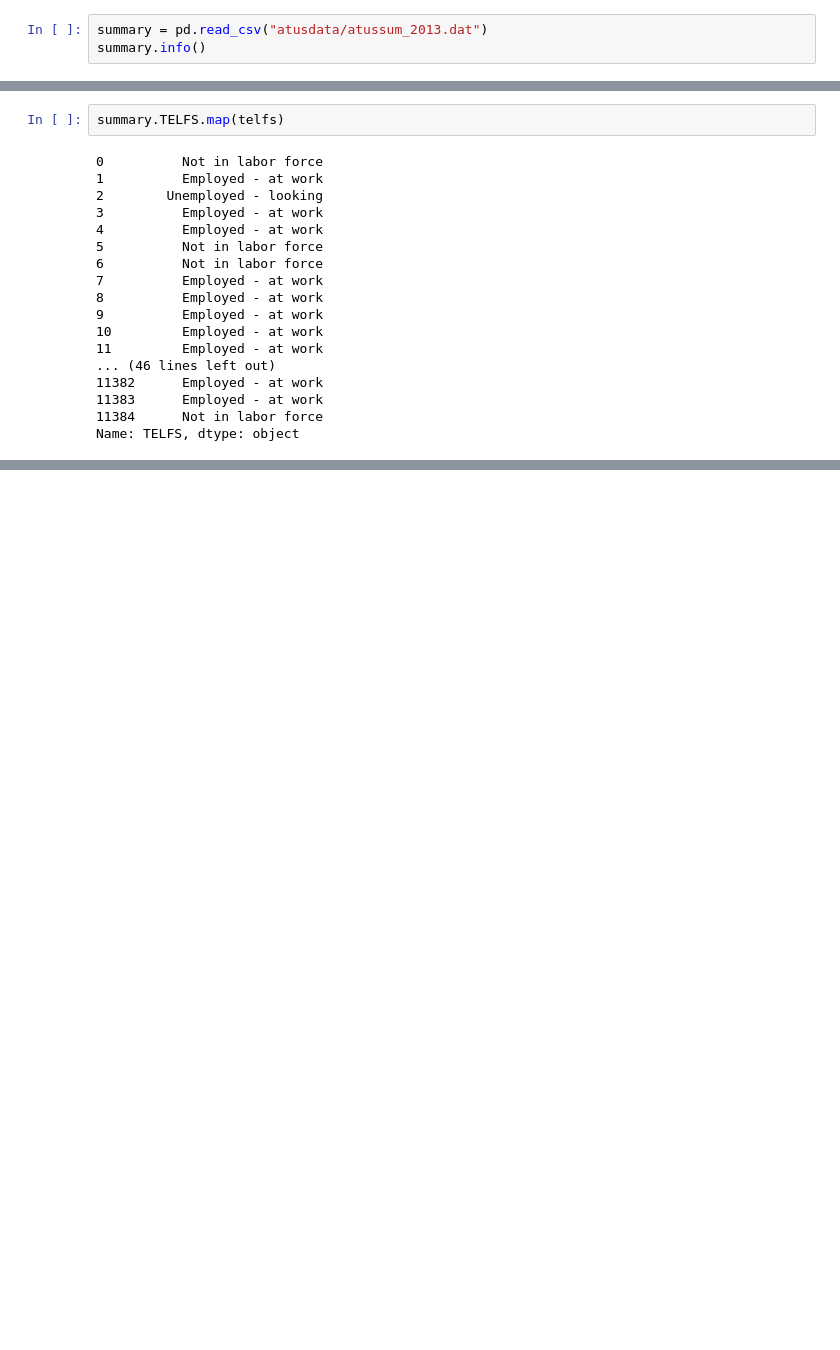
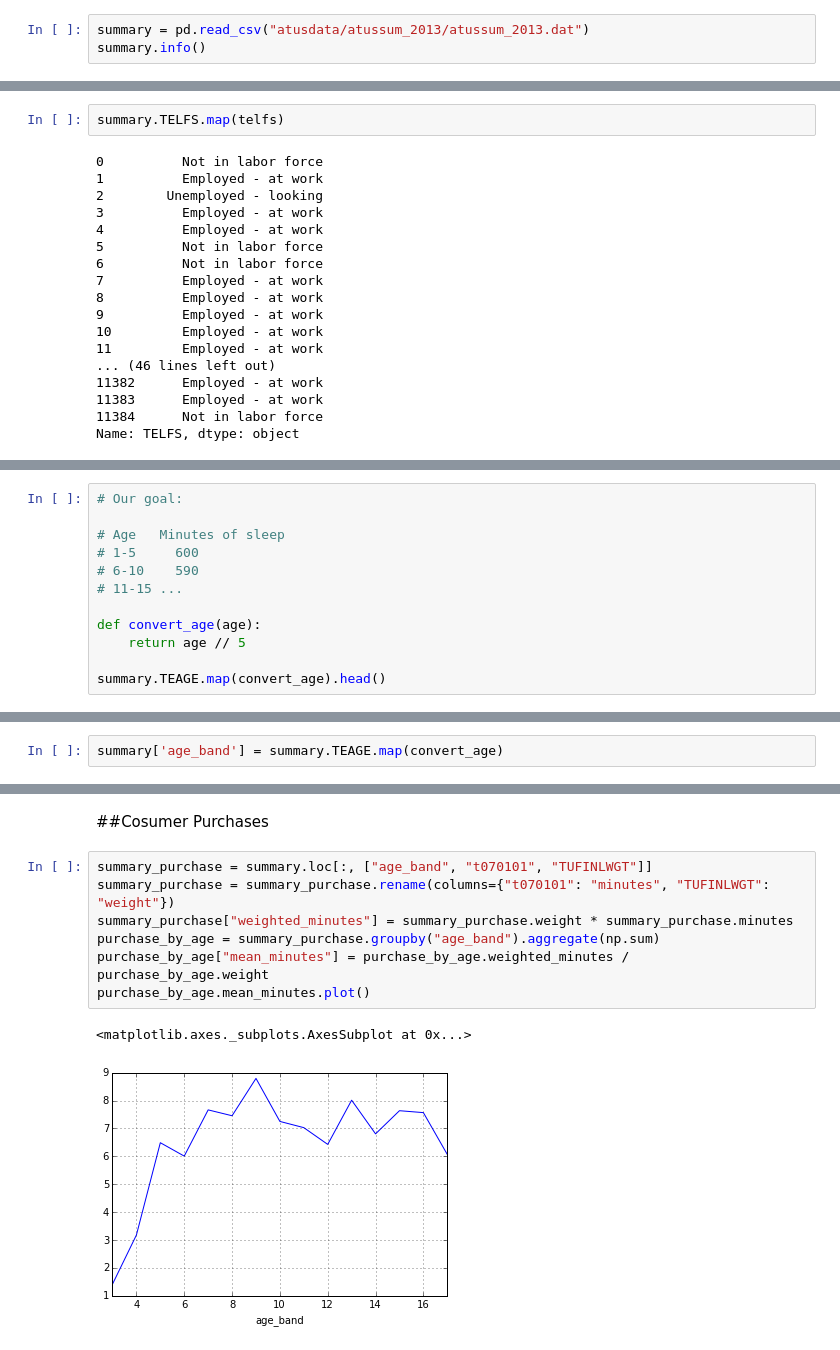
Before and after one commit to tiyd-python-2015-05/atus-analysis, a Jupyter notebook: Starting Point.ipynb, the cells around one changed output, grey strips where cells are left out. Saved outputs shown, nothing was run; the diff lists cells and outputs as text; blank space fills up the shorter version.

```diff
--- a/Starting Point.ipynb
+++ b/Starting Point.ipynb
@@ -6,7 +6,7 @@ import matplotlib.pyplot as plt
 # %%
 %matplotlib inline
 # %%
-summary = pd.read_csv("atusdata/atussum_2013.dat")
+summary = pd.read_csv("atusdata/atussum_2013/atussum_2013.dat")
 summary.info()
 # %% [output]
 <class 'pandas.core.frame.DataFrame'>
@@ -281,0 +254,12 @@ Name: TELFS, dtype: object
+# %%
+# Our goal:
+
+# Age   Minutes of sleep
+# 1-5     600
+# 6-10    590
+# 11-15 ...
+
+def convert_age(age):
+    return age // 5
+
+summary.TEAGE.map(convert_age).head()
@@ -281,0 +273,2 @@ Name: TELFS, dtype: object
+# %%
+summary['age_band'] = summary.TEAGE.map(convert_age)
@@ -281,0 +438,12 @@ Name: TELFS, dtype: object
+# %% [markdown]
+##Cosumer Purchases
+# %%
+summary_purchase = summary.loc[:, ["age_band", "t070101", "TUFINLWGT"]]
+summary_purchase = summary_purchase.rename(columns={"t070101": "minutes", "TUFINLWGT": "weight"})
+summary_purchase["weighted_minutes"] = summary_purchase.weight * summary_purchase.minutes
+purchase_by_age = summary_purchase.groupby("age_band").aggregate(np.sum)
+purchase_by_age["mean_minutes"] = purchase_by_age.weighted_minutes / purchase_by_age.weight
+purchase_by_age.mean_minutes.plot()
+# %% [output]
+<matplotlib.axes._subplots.AxesSubplot at 0x...>
+[figure, added]
```
Also changed, not shown: parts of 54 cells of this notebook.
